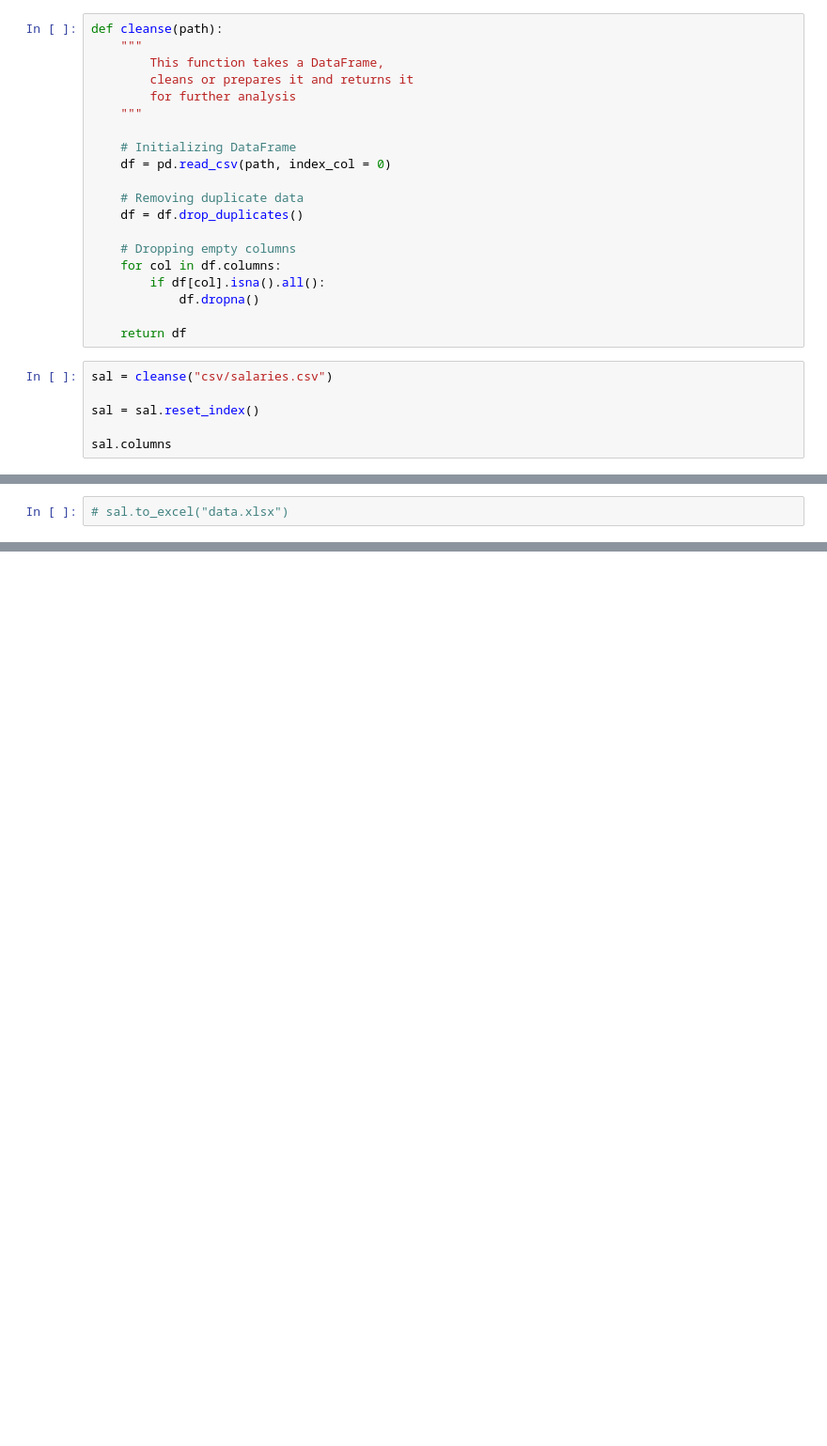
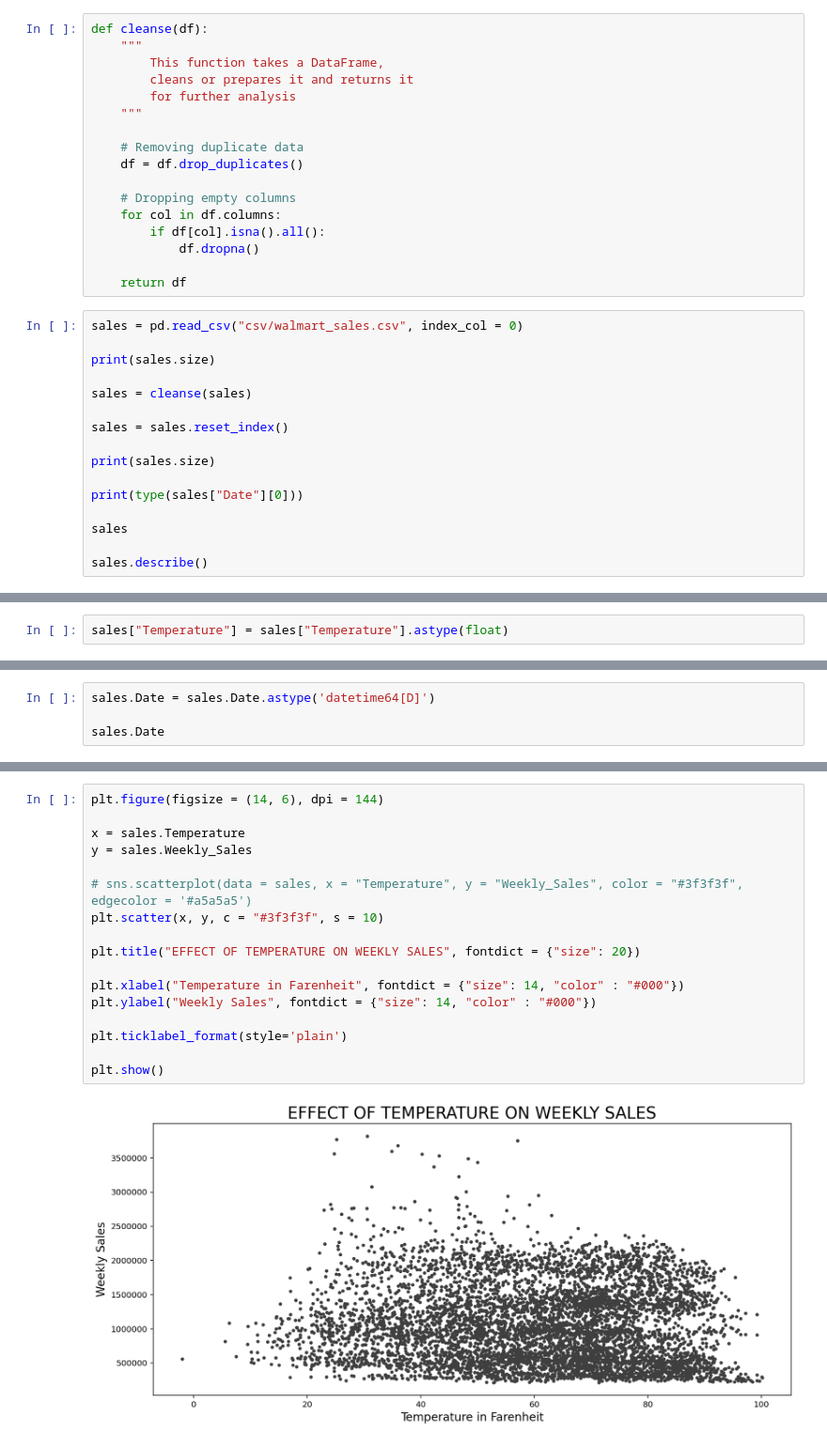
Before and after one commit to AgVicCodes/ads_assignment, a Jupyter notebook: ads_assignment.ipynb, the cells around one changed output, grey strips where cells are left out. Shown: that part at 94% size. Drawn from its saved outputs; the diff is of its cells as text; blank space fills up the shorter version.

Commit message:
Edited cleanse function to accept set DataFrame and not path string.

```diff
--- a/ads_assignment.ipynb
+++ b/ads_assignment.ipynb
@@ -5,14 +6,11 @@ import matplotlib.pyplot as plt
 import scipy.stats as ss
 # %%
-def cleanse(path):
+def cleanse(df):
     """
         This function takes a DataFrame,
         cleans or prepares it and returns it
         for further analysis
     """
-
-    # Initializing DataFrame
-    df = pd.read_csv(path, index_col = 0)
 
     # Removing duplicate data
     df = df.drop_duplicates()
@@ -24,9 +22,19 @@ def cleanse(path):
 
     return df
 # %%
-sal = cleanse("csv/salaries.csv")
+sales = pd.read_csv("csv/walmart_sales.csv", index_col = 0)
 
-sal = sal.reset_index()
+print(sales.size)
 
-sal.columns
+sales = cleanse(sales)
+
+sales = sales.reset_index()
+
+print(sales.size)
+
+print(type(sales["Date"][0]))
+
+sales
+
+sales.describe()
 # %% [output]
@@ -65,2 +64,2 @@ AttributeError: 'Series' object has no attribute 'set_option'
 # %%
-# sal.to_excel("data.xlsx")
+sales["Temperature"] = sales["Temperature"].astype(float)
@@ -78,0 +98,4 @@ AttributeError: 'Series' object has no attribute 'set_option'
+# %%
+sales.Date = sales.Date.astype('datetime64[D]')
+
+sales.Date
@@ -78,0 +143,19 @@ AttributeError: 'Series' object has no attribute 'set_option'
+# %%
+plt.figure(figsize = (14, 6), dpi = 144)
+
+x = sales.Temperature
+y = sales.Weekly_Sales
+
+# sns.scatterplot(data = sales, x = "Temperature", y = "Weekly_Sales", color = "#3f3f3f", edgecolor = '#a5a5a5')
+plt.scatter(x, y, c = "#3f3f3f", s = 10)
+
+plt.title("EFFECT OF TEMPERATURE ON WEEKLY SALES", fontdict = {"size": 20})
+
+plt.xlabel("Temperature in Farenheit", fontdict = {"size": 14, "color" : "#000"})
+plt.ylabel("Weekly Sales", fontdict = {"size": 14, "color" : "#000"})
+
+plt.ticklabel_format(style='plain')
+
+plt.show()
+# %% [output]
+[figure, added]
```
Also changed, not shown: parts of 16 cells of this notebook.
